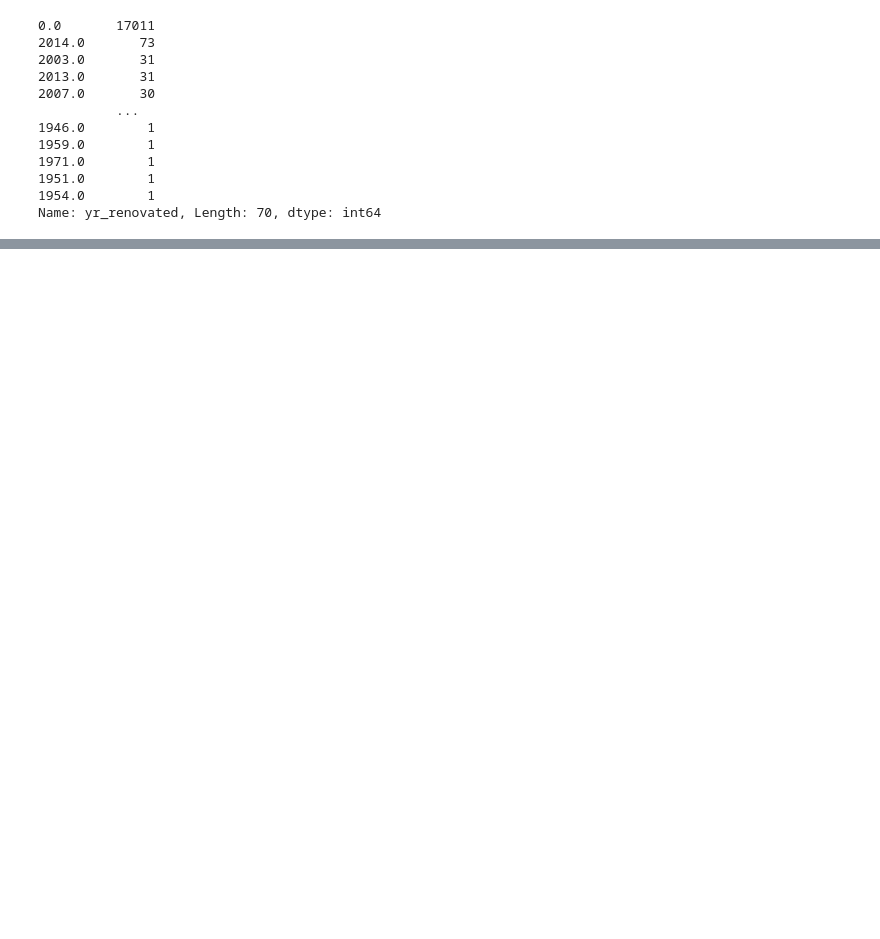
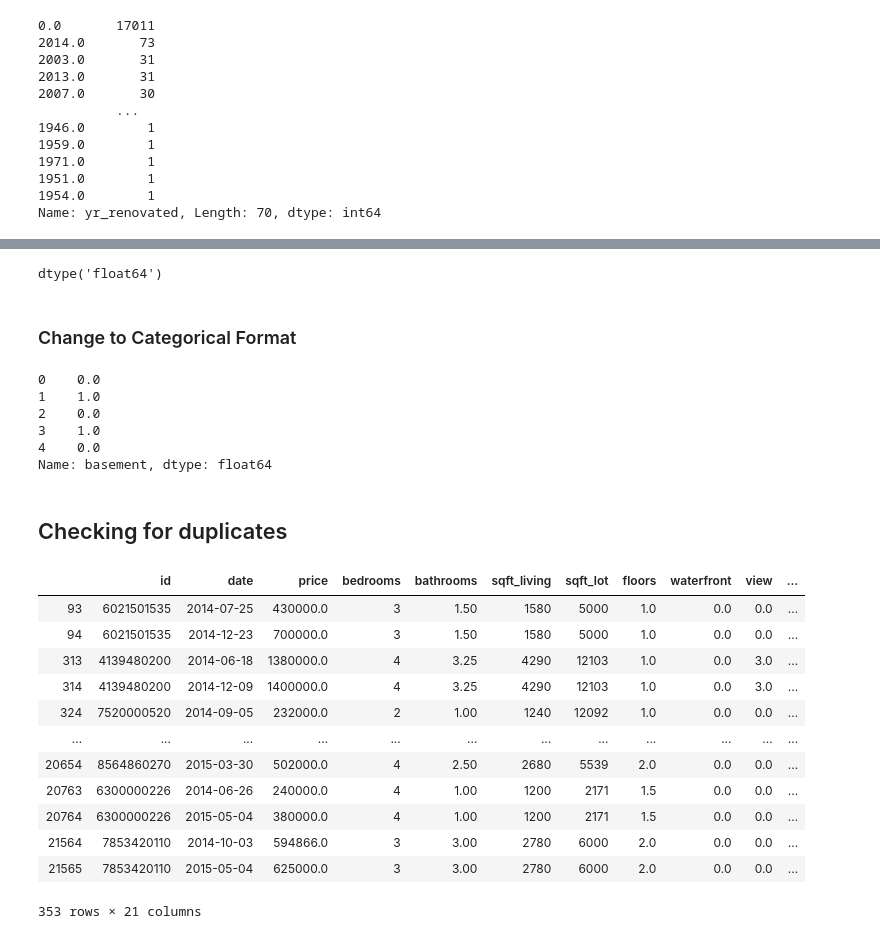
Before and after one commit to bmauss/Regression-Model-for-King-County-Housing-Market, a Jupyter notebook: Regression Model.ipynb, the cells around one changed output, grey strips where cells are left out. Cells and saved outputs as stored; diff of their text form; code cells hidden in the pictures; blank space fills up the shorter version.

```diff
--- a/Regression Model.ipynb
+++ b/Regression Model.ipynb
@@ -148,0 +211,4 @@ dtype: int64
+# %%
+# convert 'date' to datetime
+df.date = pd.to_datetime(df['date'], format="%m/%d/%Y")
+df['date'].head()
@@ -148,0 +240,11 @@ dtype: int64
+# %%
+# 452 values of '?'. Makes up 2.1% of our data.
+med_bsmt = df[df['sqft_basement'] != '?']
+med = med_bsmt.sqft_basement.median()
+
+for i in range(len(df['sqft_basement'])):
+    if df['sqft_basement'].iloc[i] == '?':
+        df['sqft_basement'].iloc[i] = str(med)
+
+
+df.sqft_basement.value_counts()
@@ -148,0 +264,43 @@ dtype: int64
+# %%
+# convert to float
+df['sqft_basement'] = df.sqft_basement.astype(float)
+df.sqft_basement.dtype
+# %% [output]
+dtype('float64')
+# %% [markdown]
+### Change to Categorical Format
+# %%
+for i in range(len(df['sqft_basement'])):
+    if df['sqft_basement'].iloc[i] != 0.0:
+        df['sqft_basement'].iloc[i] = 1.0
+
+df = df.rename(columns={'sqft_basement' : 'basement'})
+df.basement.head()
+# %% [output]
+0    0.0
+1    1.0
+2    0.0
+3    1.0
+4    0.0
+Name: basement, dtype: float64
+# %% [markdown]
+## Checking for duplicates
+# %%
+# checking for duplicates
+dups = df[df.duplicated(['id'],keep=False)]
+dups.groupby('id', axis=1)
+dups
+# %% [output]
+|  | id | date | price | bedrooms | bathrooms | sqft_living | sqft_lot | floors | waterfront | view | ... |
+| 93 | 6021501535 | 2014-07-25 | 430000.0 | 3 | 1.50 | 1580 | 5000 | 1.0 | 0.0 | 0.0 | ... |
+| 94 | 6021501535 | 2014-12-23 | 700000.0 | 3 | 1.50 | 1580 | 5000 | 1.0 | 0.0 | 0.0 | ... |
+| 313 | 4139480200 | 2014-06-18 | 1380000.0 | 4 | 3.25 | 4290 | 12103 | 1.0 | 0.0 | 3.0 | ... |
+| 314 | 4139480200 | 2014-12-09 | 1400000.0 | 4 | 3.25 | 4290 | 12103 | 1.0 | 0.0 | 3.0 | ... |
+| 324 | 7520000520 | 2014-09-05 | 232000.0 | 2 | 1.00 | 1240 | 12092 | 1.0 | 0.0 | 0.0 | ... |
+| ... | ... | ... | ... | ... | ... | ... | ... | ... | ... | ... | ... |
+| 20654 | 8564860270 | 2015-03-30 | 502000.0 | 4 | 2.50 | 2680 | 5539 | 2.0 | 0.0 | 0.0 | ... |
+| 20763 | 6300000226 | 2014-06-26 | 240000.0 | 4 | 1.00 | 1200 | 2171 | 1.5 | 0.0 | 0.0 | ... |
+| 20764 | 6300000226 | 2015-05-04 | 380000.0 | 4 | 1.00 | 1200 | 2171 | 1.5 | 0.0 | 0.0 | ... |
+| 21564 | 7853420110 | 2014-10-03 | 594866.0 | 3 | 3.00 | 2780 | 6000 | 2.0 | 0.0 | 0.0 | ... |
+| 21565 | 7853420110 | 2015-05-04 | 625000.0 | 3 | 3.00 | 2780 | 6000 | 2.0 | 0.0 | 0.0 | ... |
+353 rows × 21 columns
```
Also changed, not shown: parts of 30 cells of this notebook.
